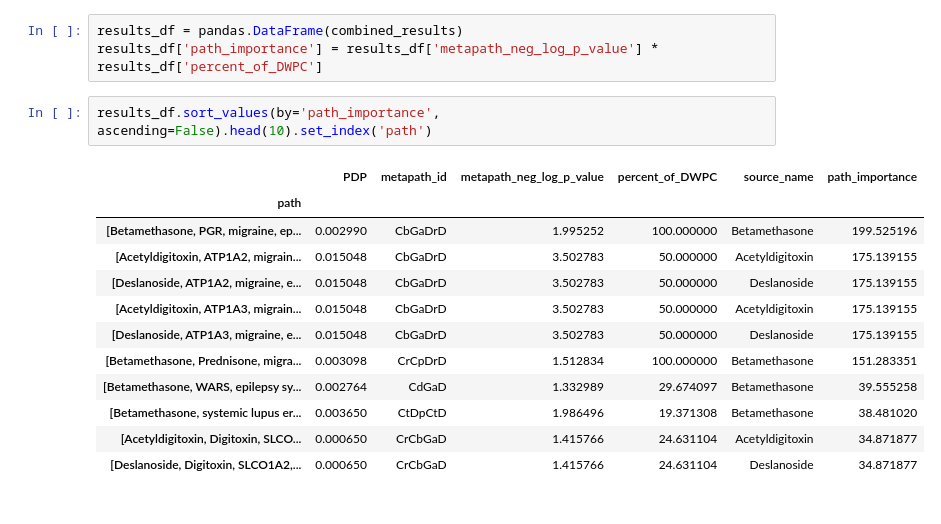
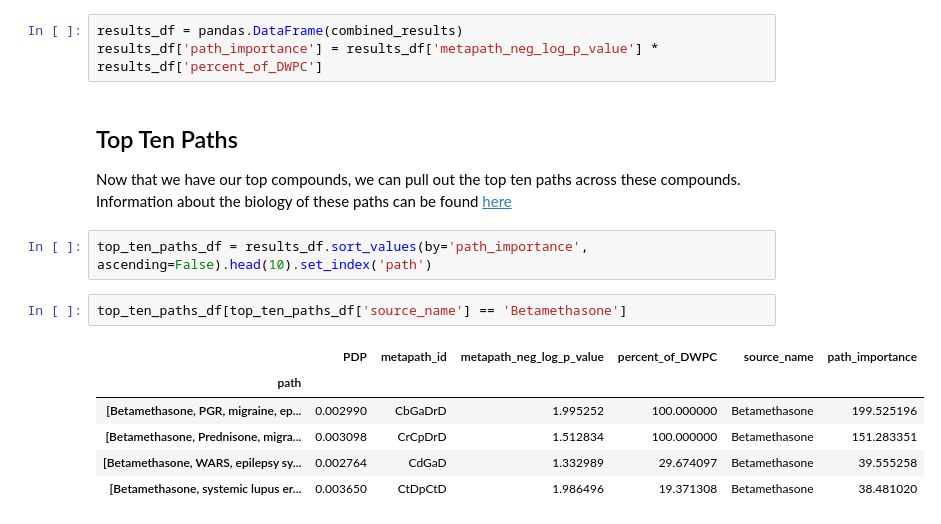
Before and after one commit to greenelab/connectivity-search-analyses, a Jupyter notebook: explore/Supervised_Unsupervised_Corner_Cases.ipynb, the cells around one changed output. Cells and saved outputs as stored; diff of their text form.

Commit message:
Split the top ten paths into dataframes for separate compounds

```diff
--- a/explore/Supervised_Unsupervised_Corner_Cases.ipynb
+++ b/explore/Supervised_Unsupervised_Corner_Cases.ipynb
@@ -292,18 +272,17 @@ for compound_metapath in all_metapath_results:
 # %%
 results_df = pandas.DataFrame(combined_results)
 results_df['path_importance'] = results_df['metapath_neg_log_p_value'] * results_df['percent_of_DWPC']
+# %% [markdown]
+## Top Ten Paths
+Now that we have our top compounds, we can pull out the top ten paths across these compounds. Information about the biology of these paths can be found [here](https://github.com/greenelab/hetmech/pull/160#issuecomment-473359254)
 # %%
-results_df.sort_values(by='path_importance', ascending=False).head(10).set_index('path')
+top_ten_paths_df = results_df.sort_values(by='path_importance', ascending=False).head(10).set_index('path')
-# %% [output]
-|  | PDP | metapath_id | metapath_neg_log_p_value | percent_of_DWPC | source_name | path_importance |
-| path |  |  |  |  |  |  |
-| [Betamethasone, PGR, migraine, ep... | 0.002990 | CbGaDrD | 1.995252 | 100.000000 | Betamethasone | 199.525196 |
-| [Acetyldigitoxin, ATP1A2, migrain... | 0.015048 | CbGaDrD | 3.502783 | 50.000000 | Acetyldigitoxin | 175.139155 |
-| [Deslanoside, ATP1A2, migraine, e... | 0.015048 | CbGaDrD | 3.502783 | 50.000000 | Deslanoside | 175.139155 |
-| [Acetyldigitoxin, ATP1A3, migrain... | 0.015048 | CbGaDrD | 3.502783 | 50.000000 | Acetyldigitoxin | 175.139155 |
-| [Deslanoside, ATP1A3, migraine, e... | 0.015048 | CbGaDrD | 3.502783 | 50.000000 | Deslanoside | 175.139155 |
-| [Betamethasone, Prednisone, migra... | 0.003098 | CrCpDrD | 1.512834 | 100.000000 | Betamethasone | 151.283351 |
-| [Betamethasone, WARS, epilepsy sy... | 0.002764 | CdGaD | 1.332989 | 29.674097 | Betamethasone | 39.555258 |
-| [Betamethasone, systemic lupus er... | 0.003650 | CtDpCtD | 1.986496 | 19.371308 | Betamethasone | 38.481020 |
-| [Acetyldigitoxin, Digitoxin, SLCO... | 0.000650 | CrCbGaD | 1.415766 | 24.631104 | Acetyldigitoxin | 34.871877 |
-| [Deslanoside, Digitoxin, SLCO1A2,... | 0.000650 | CrCbGaD | 1.415766 | 24.631104 | Deslanoside | 34.871877 |
+# %%
+top_ten_paths_df[top_ten_paths_df['source_name'] == 'Betamethasone']
+# %% [output]
+|  | PDP | metapath_id | metapath_neg_log_p_value | percent_of_DWPC | source_name | path_importance |
+| path |  |  |  |  |  |  |
+| [Betamethasone, PGR, migraine, ep... | 0.002990 | CbGaDrD | 1.995252 | 100.000000 | Betamethasone | 199.525196 |
+| [Betamethasone, Prednisone, migra... | 0.003098 | CrCpDrD | 1.512834 | 100.000000 | Betamethasone | 151.283351 |
+| [Betamethasone, WARS, epilepsy sy... | 0.002764 | CdGaD | 1.332989 | 29.674097 | Betamethasone | 39.555258 |
+| [Betamethasone, systemic lupus er... | 0.003650 | CtDpCtD | 1.986496 | 19.371308 | Betamethasone | 38.481020 |
```
Also changed, not shown: parts of 6 cells of this notebook.
